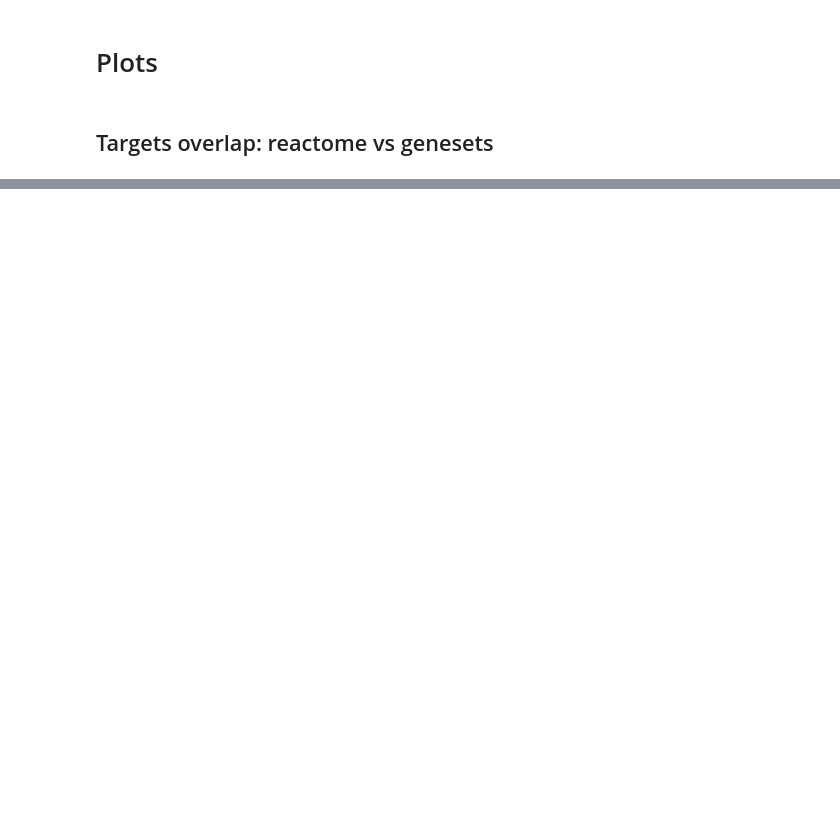
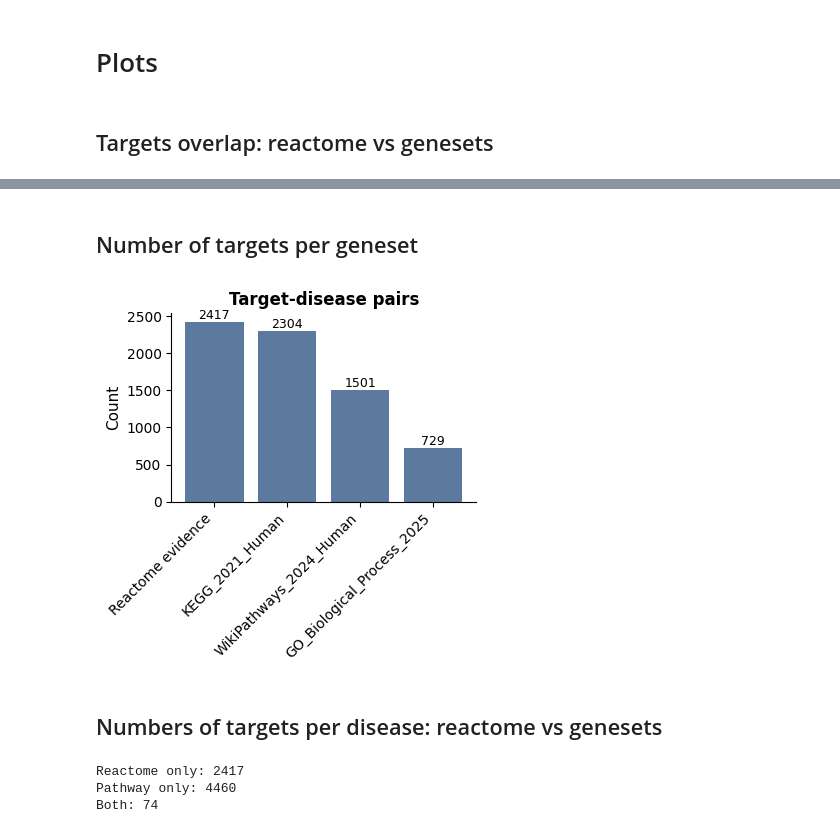
Before and after one commit to polrus/genesets2evidence, a Jupyter notebook: reactome_vs_genesets.ipynb, the cells around one changed output, grey strips where cells are left out. Saved outputs shown, nothing was run; the diff lists cells and outputs as text; code cells hidden in the pictures; blank space fills up the shorter version.

```diff
--- a/reactome_vs_genesets.ipynb
+++ b/reactome_vs_genesets.ipynb
@@ -74,0 +75,51 @@ plt.show()
+# %% [markdown]
+## Number of targets per geneset
+# %%
+# Replace NaN in 'library' with 'Reactome evidence'
+df['library'] = df['library'].fillna('Reactome evidence')
+
+# Count the number of rows for each unique library
+library_counts = df['library'].value_counts()
+
+# Create the plot
+plt.figure(figsize=(4, 4))
+bars = plt.bar(library_counts.index, library_counts.values, color="#5B7A9D")
+
+# Remove top and right spines
+ax = plt.gca()
+ax.spines['top'].set_visible(False)
+ax.spines['right'].set_visible(False)
+
+# Minimal ticks and labels
+plt.xticks(rotation=45, ha='right', fontsize=10)
+plt.yticks(fontsize=10)
+plt.ylabel('Count', fontsize=11)
+plt.title('Target-disease pairs', fontsize=12, weight='bold')
+
+# Optional: add count labels above bars
+for bar in bars:
+    height = bar.get_height()
+    plt.text(bar.get_x() + bar.get_width()/2, height + 1, f'{int(height)}',
+             ha='center', va='bottom', fontsize=9)
+
+plt.tight_layout()
+plt.show()
+# %% [output]
+[figure, added]
+# %% [markdown]
+## Numbers of targets per disease: reactome vs genesets
+# %%
+# Count how many rows fall into each category:
+import numpy as np
+
+reactome_only = df[(df['library'] == "Reactome evidence") & (df['datasourceId'] == 'reactome')]
+pathway_only = df[(df['library'] != "Reactome evidence") & (df['datasourceId'].isna())]
+both = df[(df['library'] != "Reactome evidence") & (df['datasourceId'].notna())]
+
+print("Reactome only:", len(reactome_only))
+print("Pathway only:", len(pathway_only))
+print("Both:", len(both))
+# %% [output]
+Reactome only: 2417
+Pathway only: 4460
+Both: 74
```
Also changed, not shown: parts of 19 cells of this notebook, 1 other file.
